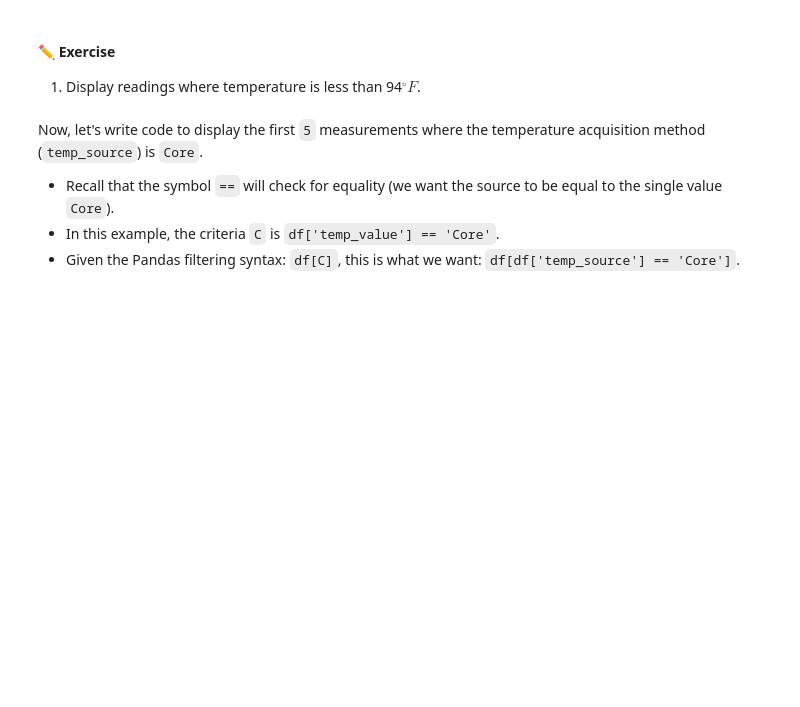
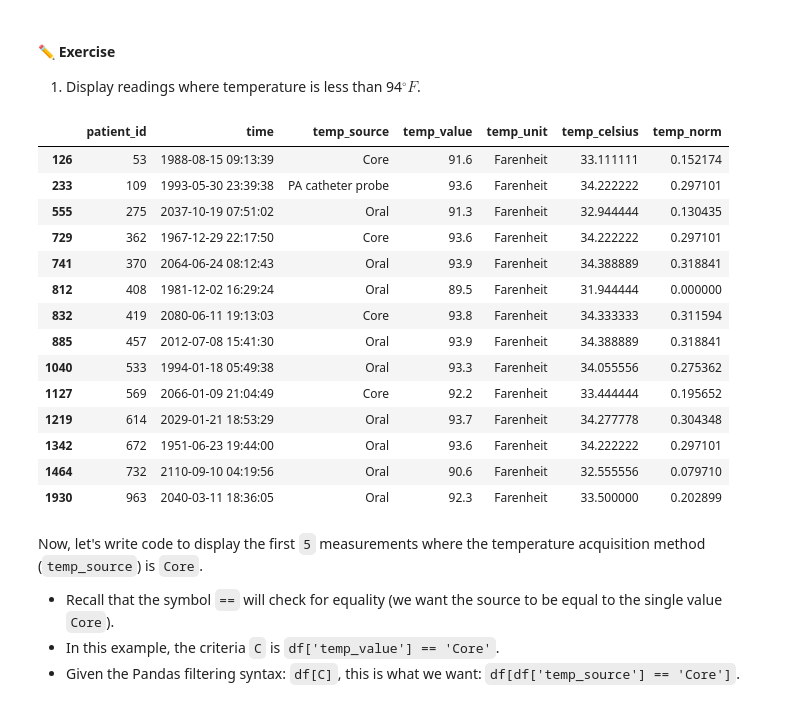
Before and after one commit to Shravani-0510/bme3053c, a Jupyter notebook: lessons-solved/04_Pandas.ipynb, the cells around one changed output. Cells and saved outputs as stored; diff of their text form; code cells hidden in the pictures; blank space fills up the shorter version.

```diff
--- a/lessons-solved/04_Pandas.ipynb
+++ b/lessons-solved/04_Pandas.ipynb
@@ -337,6 +420,24 @@ temps_df[temps_df['temp_value'] > 102]
 #### **✏️ Exercise**
 
 1. Display readings where temperature is less than 94$^{\circ} F$.
+# %%
+temps_df[temps_df['temp_value']<94]
+# %% [output]
+|  | patient_id | time | temp_source | temp_value | temp_unit | temp_celsius | temp_norm |
+| 126 | 53 | 1988-08-15 09:13:39 | Core | 91.6 | Farenheit | 33.111111 | 0.152174 |
+| 233 | 109 | 1993-05-30 23:39:38 | PA catheter probe | 93.6 | Farenheit | 34.222222 | 0.297101 |
+| 555 | 275 | 2037-10-19 07:51:02 | Oral | 91.3 | Farenheit | 32.944444 | 0.130435 |
+| 729 | 362 | 1967-12-29 22:17:50 | Core | 93.6 | Farenheit | 34.222222 | 0.297101 |
+| 741 | 370 | 2064-06-24 08:12:43 | Oral | 93.9 | Farenheit | 34.388889 | 0.318841 |
+| 812 | 408 | 1981-12-02 16:29:24 | Oral | 89.5 | Farenheit | 31.944444 | 0.000000 |
+| 832 | 419 | 2080-06-11 19:13:03 | Core | 93.8 | Farenheit | 34.333333 | 0.311594 |
+| 885 | 457 | 2012-07-08 15:41:30 | Oral | 93.9 | Farenheit | 34.388889 | 0.318841 |
+| 1040 | 533 | 1994-01-18 05:49:38 | Oral | 93.3 | Farenheit | 34.055556 | 0.275362 |
+| 1127 | 569 | 2066-01-09 21:04:49 | Core | 92.2 | Farenheit | 33.444444 | 0.195652 |
+| 1219 | 614 | 2029-01-21 18:53:29 | Oral | 93.7 | Farenheit | 34.277778 | 0.304348 |
+| 1342 | 672 | 1951-06-23 19:44:00 | Oral | 93.6 | Farenheit | 34.222222 | 0.297101 |
+| 1464 | 732 | 2110-09-10 04:19:56 | Oral | 90.6 | Farenheit | 32.555556 | 0.079710 |
+| 1930 | 963 | 2040-03-11 18:36:05 | Oral | 92.3 | Farenheit | 33.500000 | 0.202899 |
 # %% [markdown]
 Now, let's write code to display the first `5` measurements where the temperature acquisition method (`temp_source`) is `Core`.
 
```
Also changed, not shown: parts of 13 cells of this notebook.
